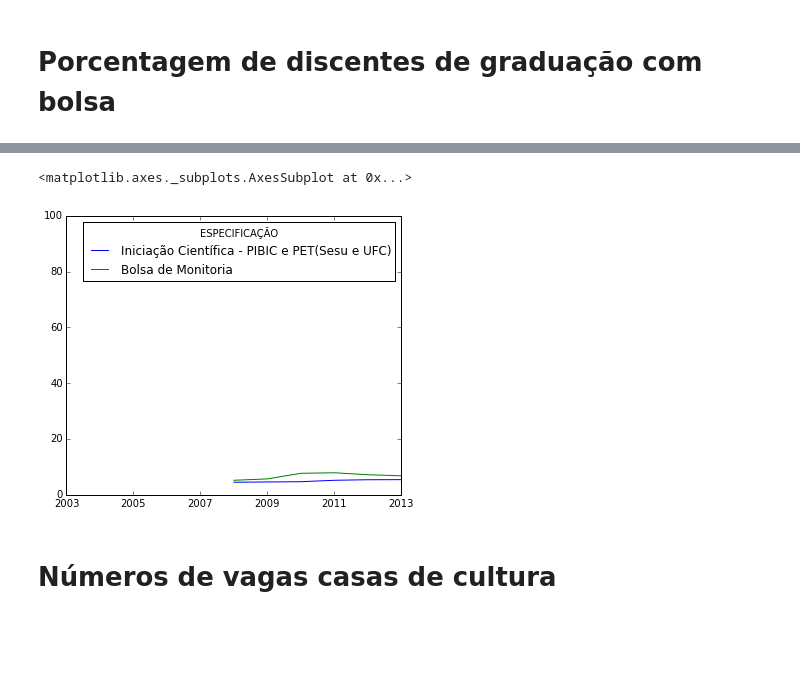
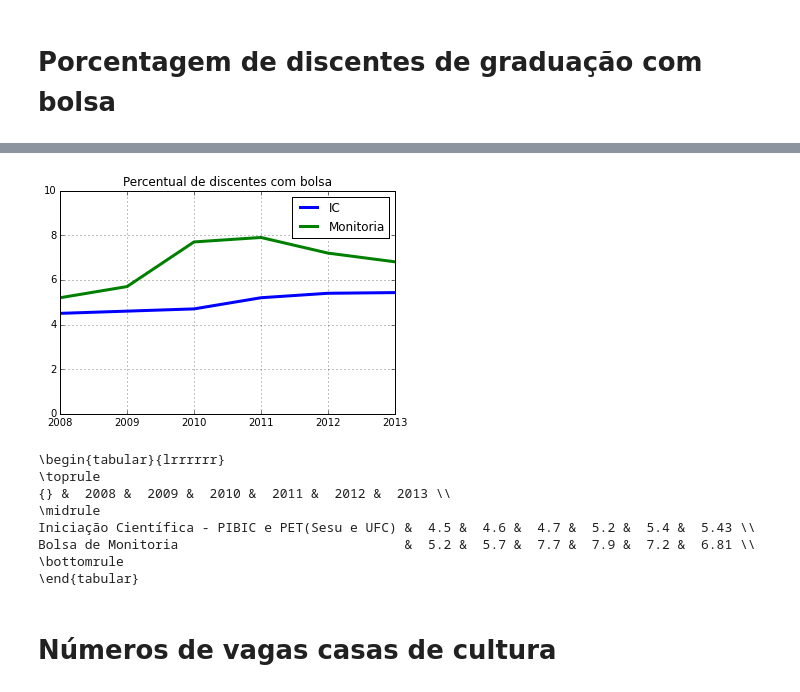
Before and after one commit to abevieiramota/Mestrado, a Jupyter notebook: notebooks/2. Atributos da UFC.ipynb, the cells around one changed output, grey strips where cells are left out. Saved outputs shown, nothing was run; the diff lists cells and outputs as text; code cells hidden in the pictures; blank space fills up the shorter version.

```diff
--- a/notebooks/2. Atributos da UFC.ipynb
+++ b/notebooks/2. Atributos da UFC.ipynb
@@ -138,8 +111,35 @@ print df[[u'ESPECIFICAÇÃO', '2008', '2009', '2010', '2011', '2012', '2013']].t
-# %%
-df.set_index(u'ESPECIFICAÇÃO').T.plot(figsize=(6, 5), ylim=[0, 100])
-# %% [output]
-<matplotlib.axes._subplots.AxesSubplot at 0x...>
-[figure, removed]
+# %%
+fig = plt.figure(figsize=(6, 4))
+
+ax = fig.add_subplot(111)
+ax.set_title(u'Percentual de discentes com bolsa')
+
+ax.plot(df.index, df[u'Iniciação Científica - PIBIC e PET(Sesu e UFC)'], linewidth=3.)
+ax.plot(df.index, df[u'Bolsa de Monitoria'], linewidth=3.)
+
+ax.grid()
+
+ax.set_xticks(df.index)
+ax.set_xticklabels(df.index)
+
+ax.set_ylim([0, 10])
+
+ax.legend(['IC', u'Monitoria'], loc='best')
+
+ax.figure.savefig(u"../Processo/CRISP-DM/1 - Business Understanding/img/pct_discentes_bolsa_ufc.png", dpi=300)
+# %% [output]
+[figure, added]
+# %%
+print df.T.to_latex()
+# %% [output]
+\begin{tabular}{lrrrrrr}
+\toprule
+{} &  2008 &  2009 &  2010 &  2011 &  2012 &  2013 \\
+\midrule
+Iniciação Científica - PIBIC e PET(Sesu e UFC) &  4.5 &  4.6 &  4.7 &  5.2 &  5.4 &  5.43 \\
+Bolsa de Monitoria                             &  5.2 &  5.7 &  7.7 &  7.9 &  7.2 &  6.81 \\
+\bottomrule
+\end{tabular}
 # %% [markdown]
 # Números de vagas casas de cultura
 # %%
```
Also changed, not shown: parts of 20 cells of this notebook, 16 other files.
